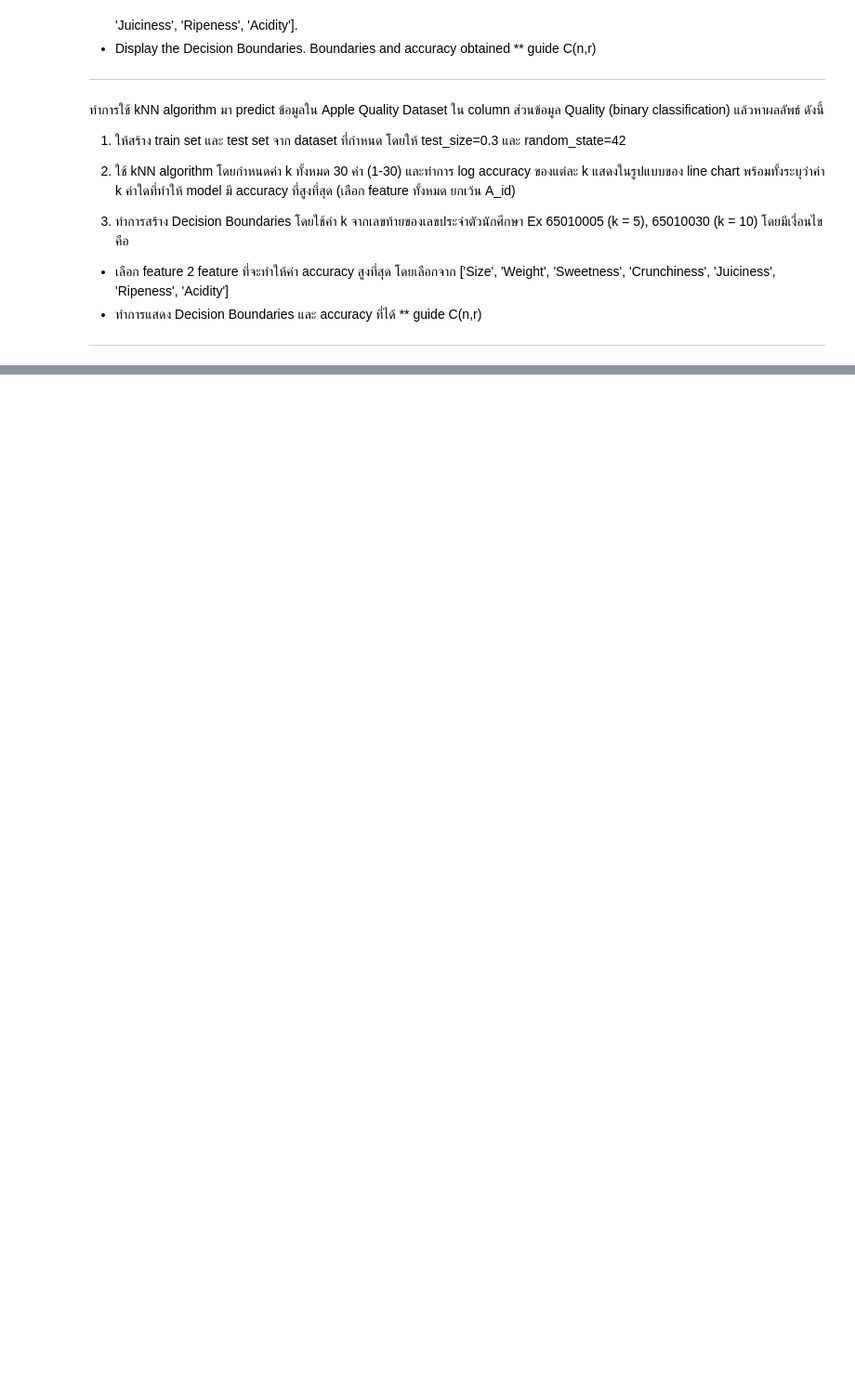
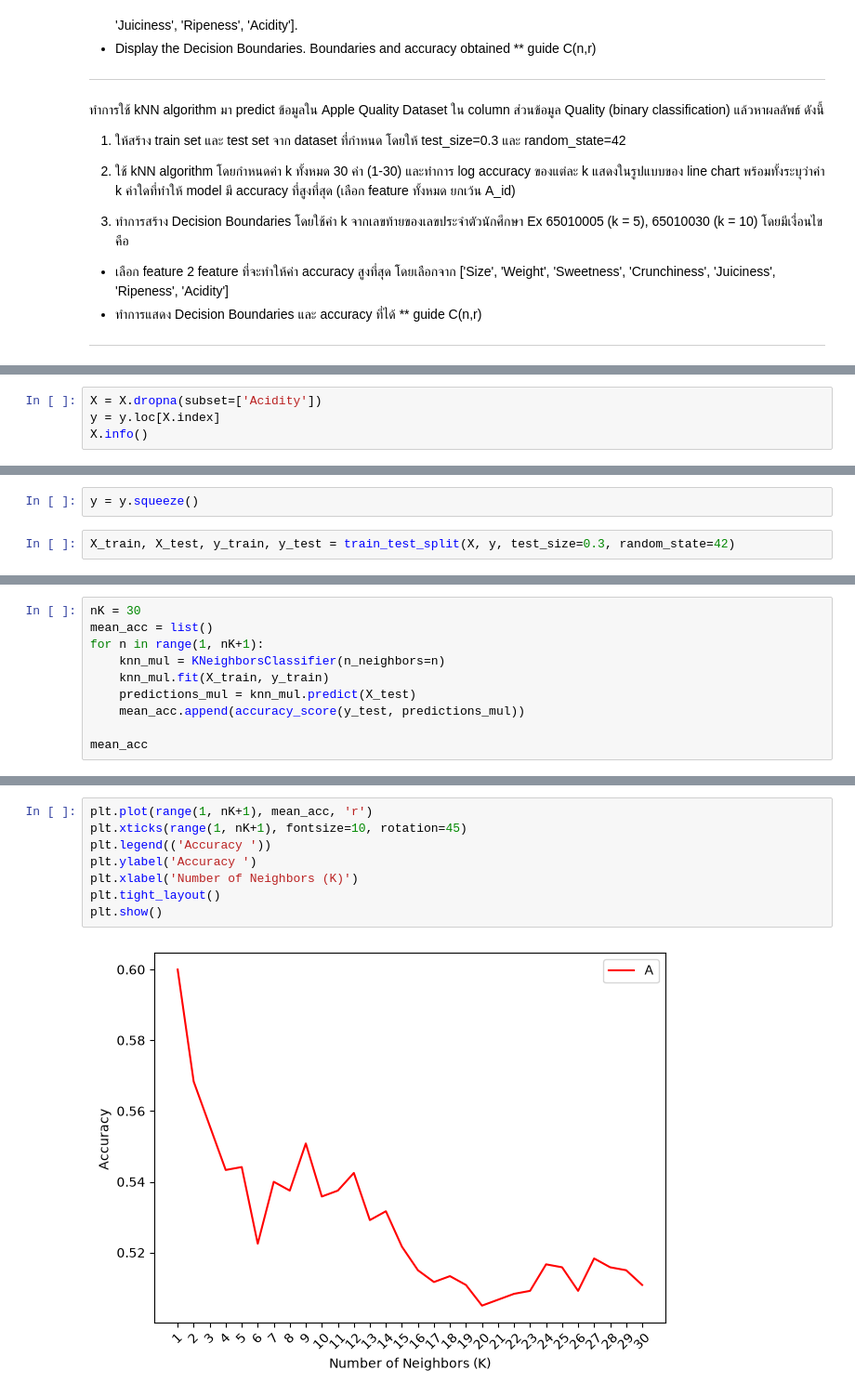
Before and after one commit to WaroonRagwongsiri/IntroMLHomework, a Jupyter notebook: Week6/W6-2_k_Nearest_Neighbors_penguin-ds.ipynb, the cells around one changed output, grey strips where cells are left out. Shown at 93% size. Drawn from its saved outputs; the diff is of its cells as text; blank space fills up the shorter version.

```diff
--- a/Week6/W6-2_k_Nearest_Neighbors_penguin-ds.ipynb
+++ b/Week6/W6-2_k_Nearest_Neighbors_penguin-ds.ipynb
@@ -425,0 +520,4 @@ Extracting files...
+# %%
+X = X.dropna(subset=['Acidity'])
+y = y.loc[X.index]
+X.info()
@@ -425,0 +540,4 @@ Extracting files...
+# %%
+y = y.squeeze()
+# %%
+X_train, X_test, y_train, y_test = train_test_split(X, y, test_size=0.3, random_state=42)
@@ -425,0 +546,10 @@ Extracting files...
+# %%
+nK = 30
+mean_acc = list()
+for n in range(1, nK+1):
+	knn_mul = KNeighborsClassifier(n_neighbors=n)
+	knn_mul.fit(X_train, y_train)
+	predictions_mul = knn_mul.predict(X_test)
+	mean_acc.append(accuracy_score(y_test, predictions_mul))
+
+mean_acc
@@ -425,0 +574,10 @@ Extracting files...
+# %%
+plt.plot(range(1, nK+1), mean_acc, 'r')
+plt.xticks(range(1, nK+1), fontsize=10, rotation=45)
+plt.legend(('Accuracy '))
+plt.ylabel('Accuracy ')
+plt.xlabel('Number of Neighbors (K)')
+plt.tight_layout()
+plt.show()
+# %% [output]
+[figure, added]
```
Also changed, not shown: parts of 17 cells of this notebook, 2 other files.
